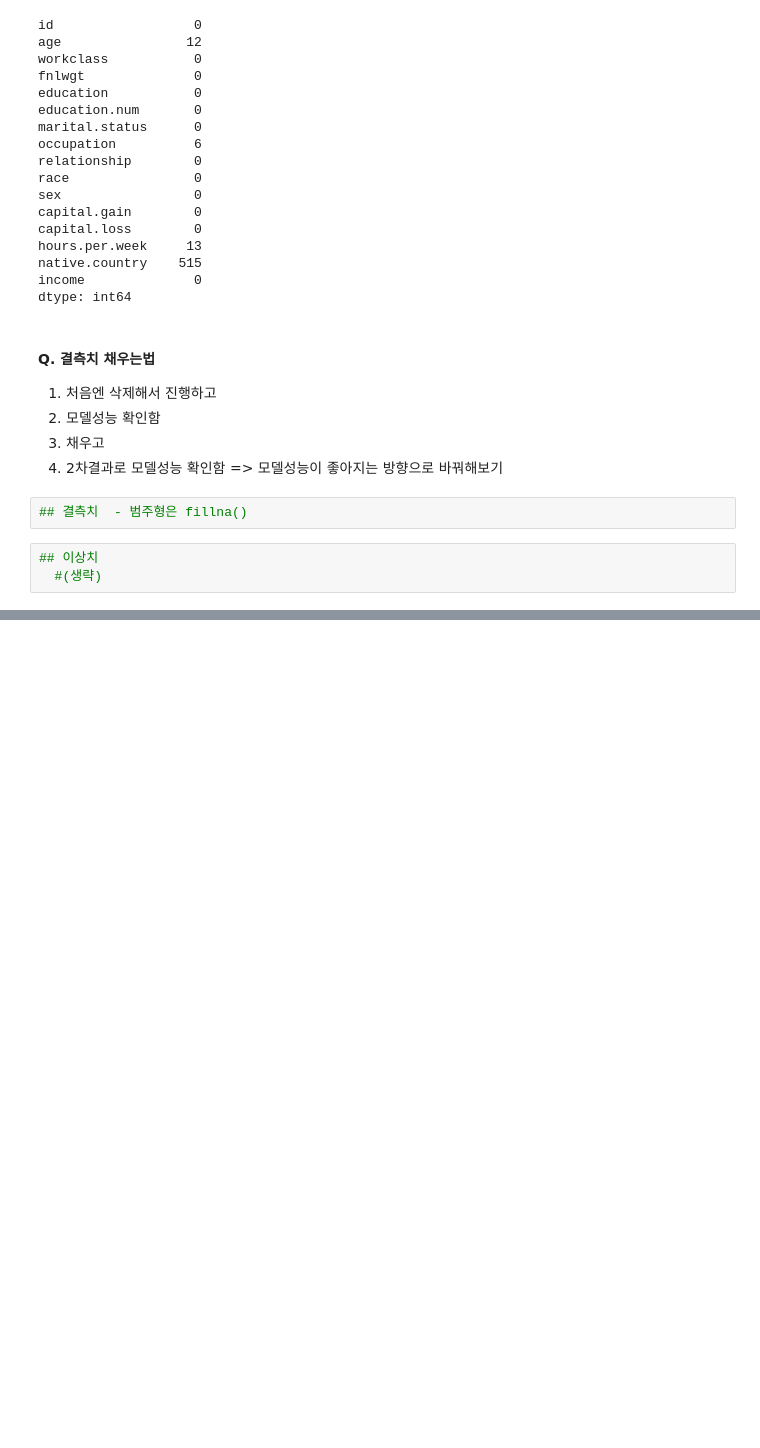
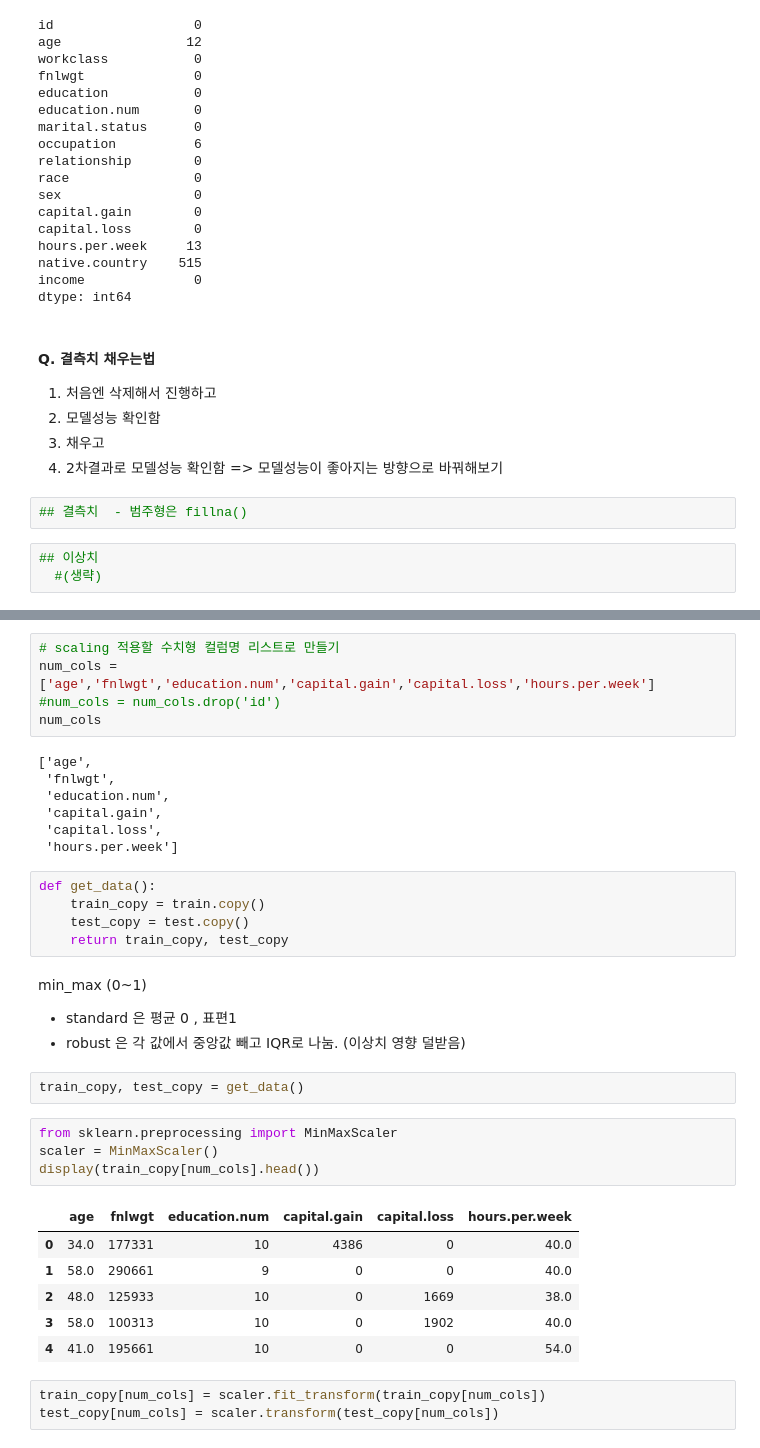
Before and after one commit to doriisking/BAE_practice, a Jupyter notebook: 작업형2/code/머신러닝 실습(분류).ipynb, the cells around one changed output, grey strips where cells are left out. Saved outputs shown, nothing was run; the diff lists cells and outputs as text; blank space fills up the shorter version.

```diff
--- a/작업형2/code/머신러닝 실습(분류).ipynb
+++ b/작업형2/code/머신러닝 실습(분류).ipynb
@@ -149,0 +228,37 @@ y_
+# %%
+# scaling 적용할 수치형 컬럼명 리스트로 만들기
+num_cols = ['age','fnlwgt','education.num','capital.gain','capital.loss','hours.per.week']
+#num_cols = num_cols.drop('id')
+num_cols
+# %% [output]
+['age',
+ 'fnlwgt',
+ 'education.num',
+ 'capital.gain',
+ 'capital.loss',
+ 'hours.per.week']
+# %%
+def get_data():
+    train_copy = train.copy()
+    test_copy = test.copy()
+    return train_copy, test_copy
+# %% [markdown]
+min_max (0~1)
+- standard 은 평균 0 , 표편1
+- robust 은 각 값에서 중앙값 빼고 IQR로 나눔. (이상치 영향 덜받음)
+# %%
+train_copy, test_copy = get_data()
+# %%
+from sklearn.preprocessing import MinMaxScaler
+scaler = MinMaxScaler()
+display(train_copy[num_cols].head())
+# %% [output]
+|  | age | fnlwgt | education.num | capital.gain | capital.loss | hours.per.week |
+| 0 | 34.0 | 177331 | 10 | 4386 | 0 | 40.0 |
+| 1 | 58.0 | 290661 | 9 | 0 | 0 | 40.0 |
+| 2 | 48.0 | 125933 | 10 | 0 | 1669 | 38.0 |
+| 3 | 58.0 | 100313 | 10 | 0 | 1902 | 40.0 |
+| 4 | 41.0 | 195661 | 10 | 0 | 0 | 54.0 |
+# %%
+train_copy[num_cols] = scaler.fit_transform(train_copy[num_cols])
+test_copy[num_cols] = scaler.transform(test_copy[num_cols])
```
Also changed, not shown: parts of 29 cells of this notebook, 6 other files.
